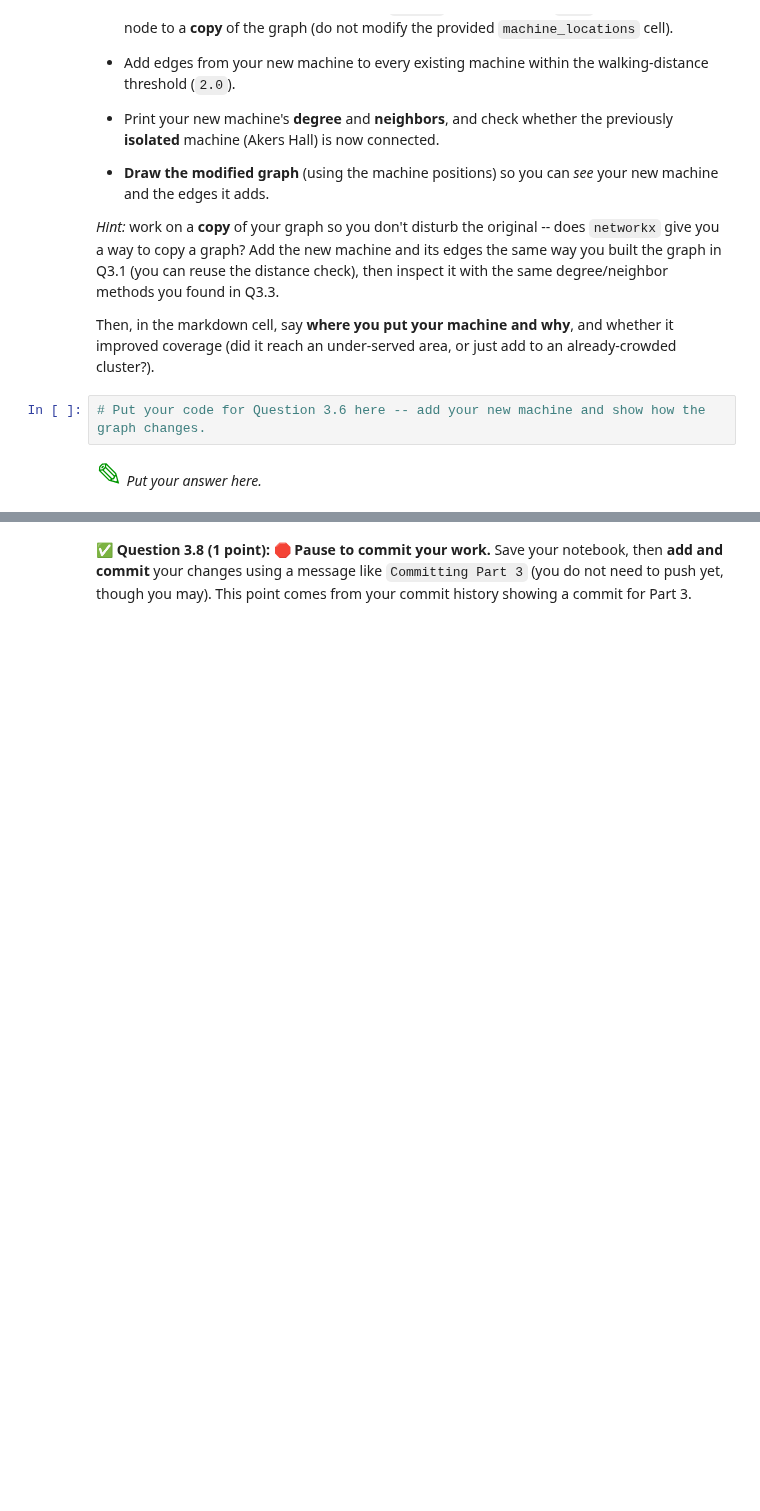
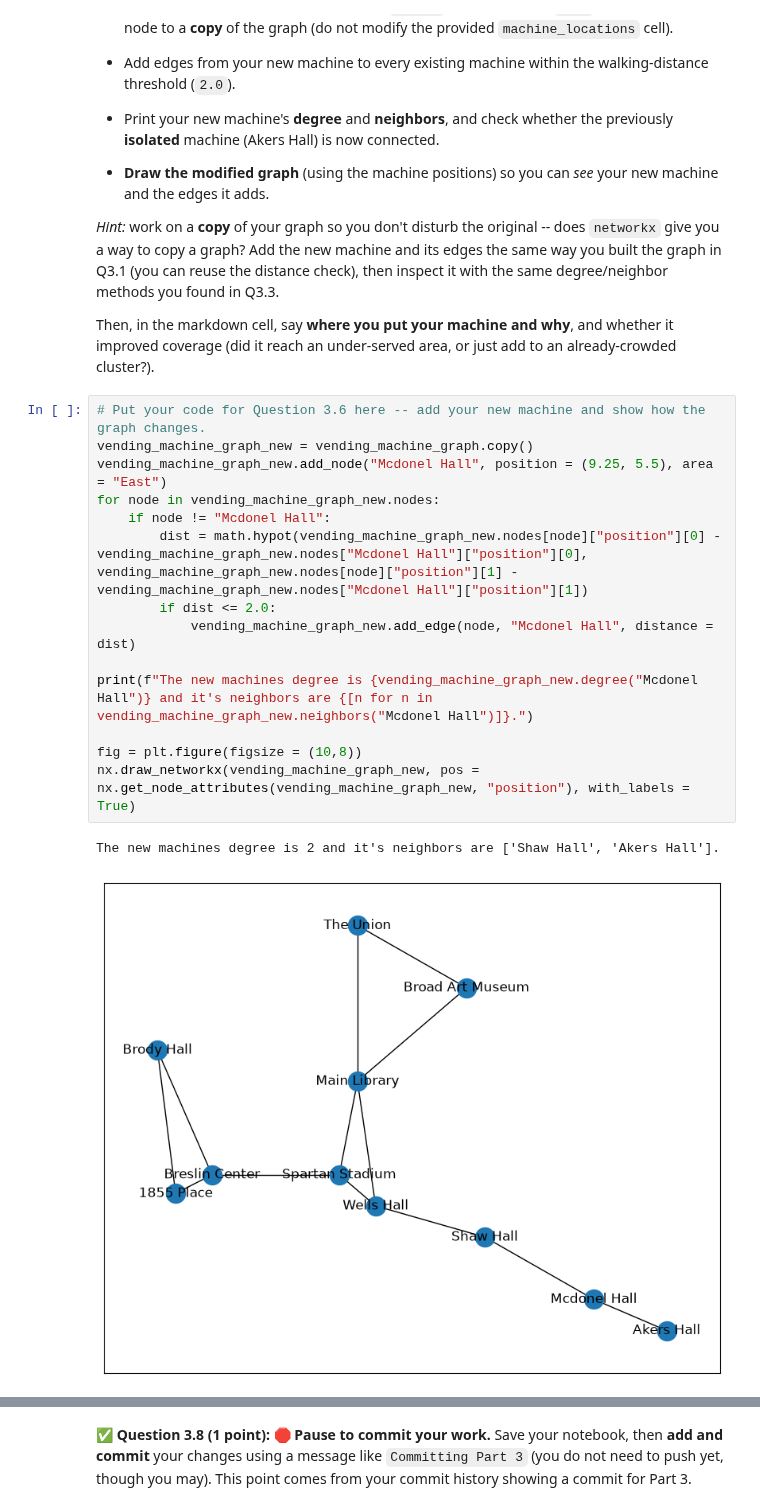
Before and after one commit to alvagile-1811/CMSE202-f26-turnin, a Jupyter notebook: hw-02/HW02-ABMandGraphTheory-STUDENT.ipynb, the cells around one changed output, grey strips where cells are left out. Drawn from its saved outputs; the diff is of its cells as text; blank space fills up the shorter version.

```diff
--- a/hw-02/HW02-ABMandGraphTheory-STUDENT.ipynb
+++ b/hw-02/HW02-ABMandGraphTheory-STUDENT.ipynb
@@ -818,7 +883,20 @@ does not already have a machine, and add a **new** vending machine there to impr
 
 Then, in the markdown cell, say **where you put your machine and why**, and whether it improved coverage
 (did it reach an under-served area, or just add to an already-crowded cluster?).
-# %%
-# Put your code for Question 3.6 here -- add your new machine and show how the graph changes.
-# %% [markdown]
-<font size=6 color="#009600">&#9998;</font> *Put your answer here.*
+# %%
+# Put your code for Question 3.6 here -- add your new machine and show how the graph changes.
+vending_machine_graph_new = vending_machine_graph.copy()
+vending_machine_graph_new.add_node("Mcdonel Hall", position = (9.25, 5.5), area = "East")
+for node in vending_machine_graph_new.nodes:
+    if node != "Mcdonel Hall":
+        dist = math.hypot(vending_machine_graph_new.nodes[node]["position"][0] - vending_machine_graph_new.nodes["Mcdonel Hall"]["position"][0], vending_machine_graph_new.nodes[node]["position"][1] - vending_machine_graph_new.nodes["Mcdonel Hall"]["position"][1])
+        if dist <= 2.0:
+            vending_machine_graph_new.add_edge(node, "Mcdonel Hall", distance = dist)
+
+print(f"The new machines degree is {vending_machine_graph_new.degree("Mcdonel Hall")} and it's neighbors are {[n for n in vending_machine_graph_new.neighbors("Mcdonel Hall")]}.")
+
+fig = plt.figure(figsize = (10,8))
+nx.draw_networkx(vending_machine_graph_new, pos = nx.get_node_attributes(vending_machine_graph_new, "position"), with_labels = True)
+# %% [output]
+The new machines degree is 2 and it's neighbors are ['Shaw Hall', 'Akers Hall'].
+[figure, added]
```
Also changed, not shown: parts of 15 cells of this notebook.
